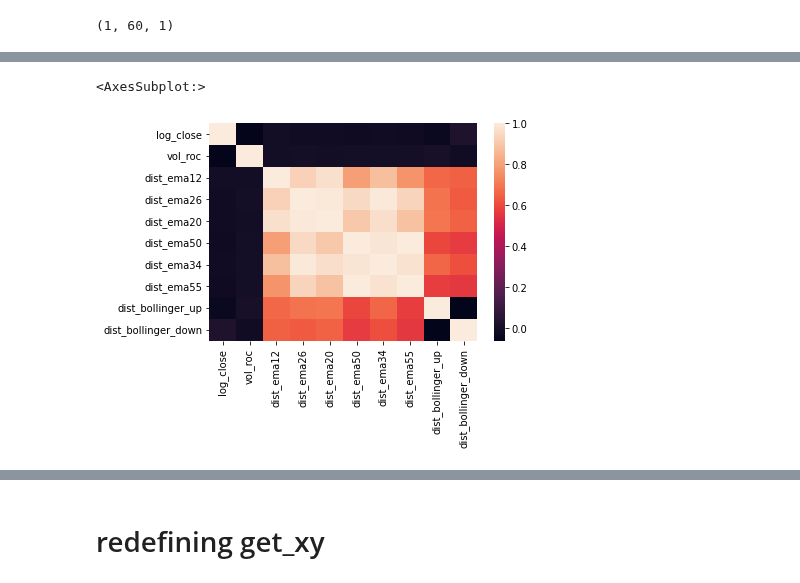
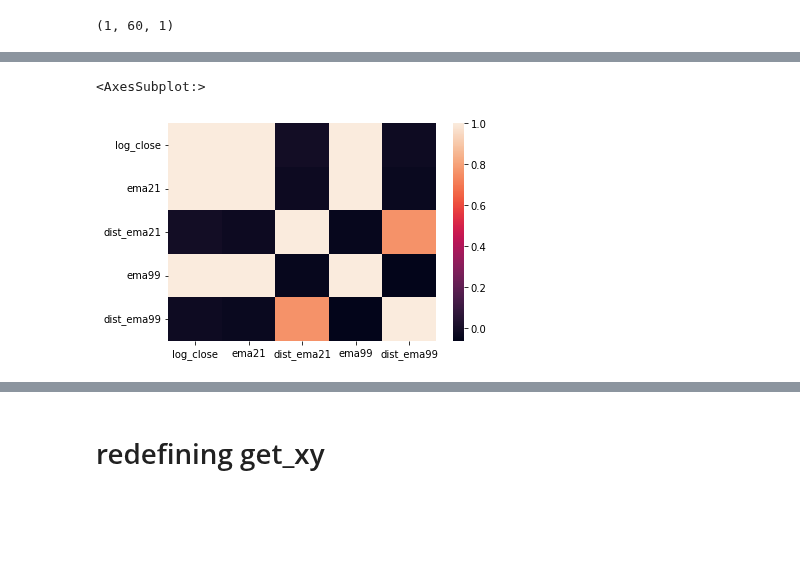
Before and after one commit to timjab92/cryptotrading-indicator, a Jupyter notebook: notebooks/load_model.ipynb, the cells around one changed output, grey strips where cells are left out. Saved outputs shown, nothing was run; the diff lists cells and outputs as text; code cells hidden in the pictures; blank space fills up the shorter version.

```diff
--- a/notebooks/load_model.ipynb
+++ b/notebooks/load_model.ipynb
@@ -177,3 +285,8 @@ data
+# %%
+sns.heatmap(data[['log_close', 'ema21', 'dist_ema21', 'ema99', 'dist_ema99']].corr())
+# %% [output]
+<AxesSubplot:>
+[figure, added]
 # %%
 df = pd.DataFrame(data[['log_close','vol_roc']])
 # %%
@@ -182,11 +295,5 @@ df = pd.DataFrame(data[['log_close','vol_roc']])
 # %%
 # for i in ['bollinger_up', 'bollinger_down']:
 #     df[f'dist_{i}'] = data['log_close'] - data[i]
-# %%
-import seaborn as sns
-sns.heatmap(df.corr())
-# %% [output]
-<AxesSubplot:>
-[figure, removed]
 # %%
 df.corr()
```
Also changed, not shown: parts of 26 cells of this notebook, 1 other file.
